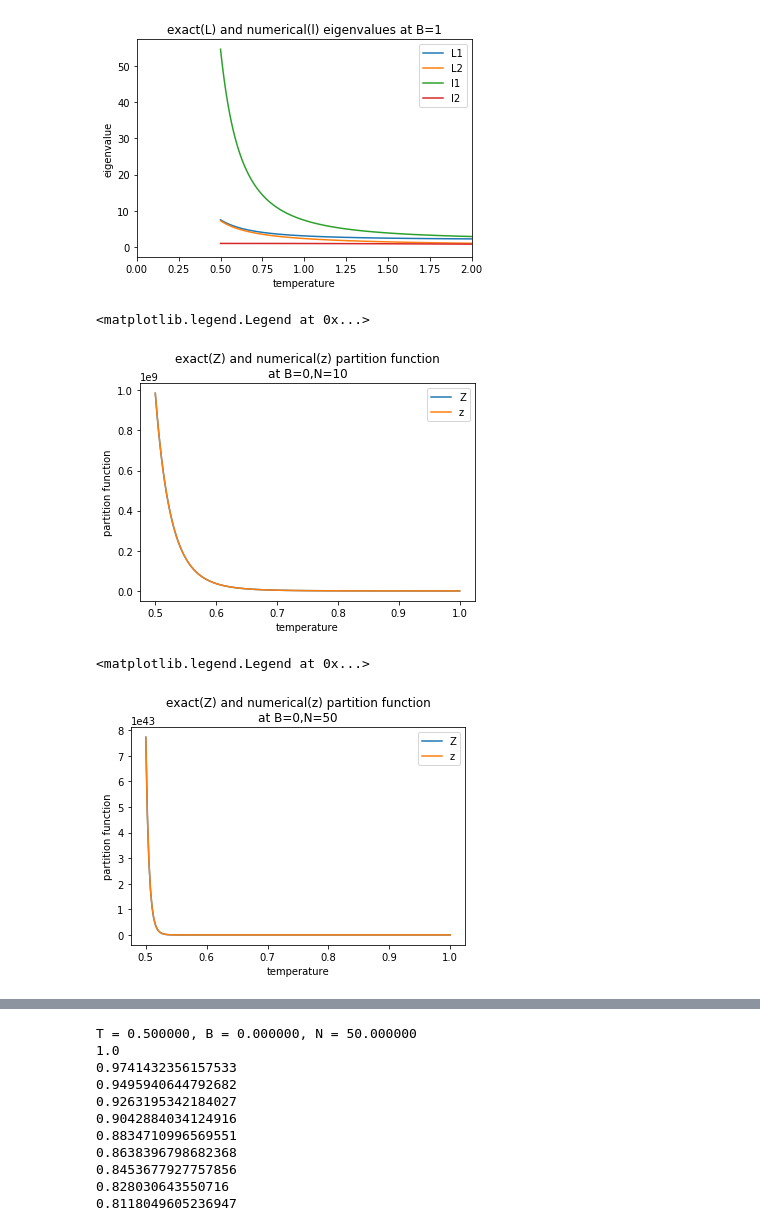
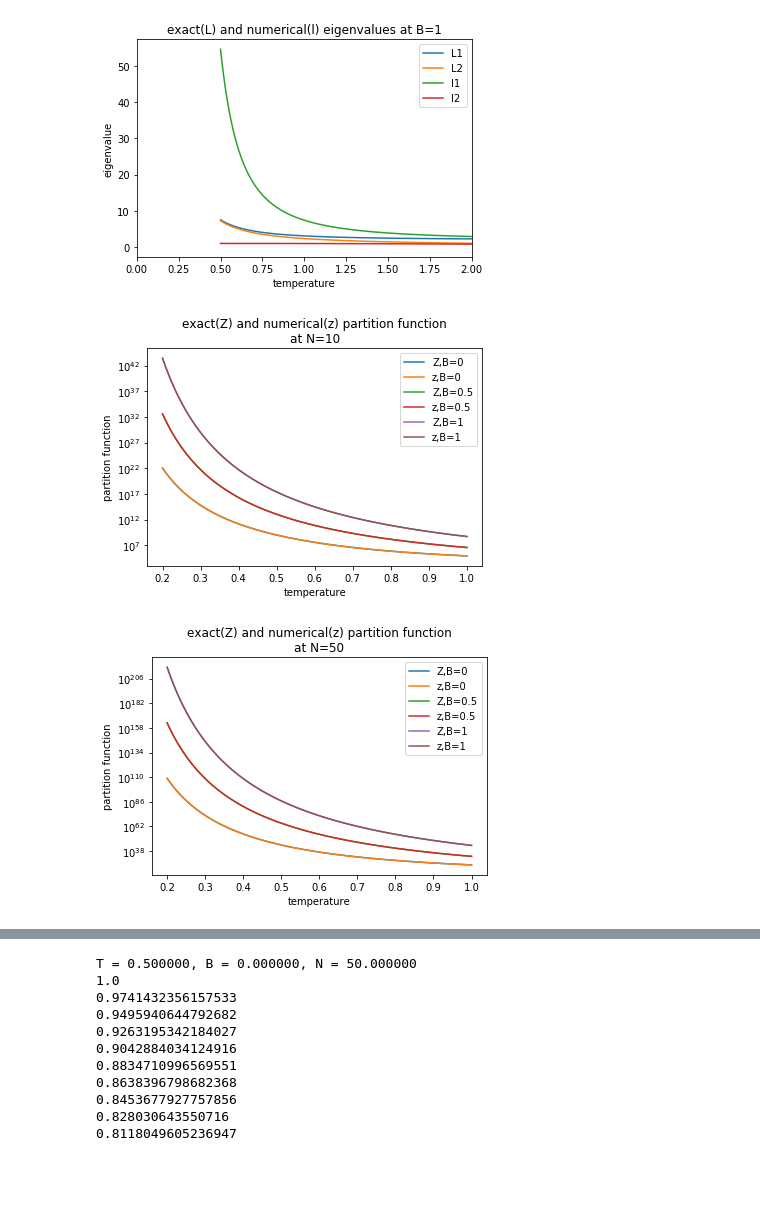
Before and after one commit to NTHU-Phys-Qubit/hw2-thebluegiraffe, a Jupyter notebook: Problem-1.ipynb, the cells around one changed output, grey strips where cells are left out. Saved outputs shown, nothing was run; the diff lists cells and outputs as text; code cells hidden in the pictures; blank space fills up the shorter version.

```diff
--- a/Problem-1.ipynb
+++ b/Problem-1.ipynb
@@ -97,38 +97,54 @@ def Zexact(T,B,N):
     return np.power(L1(T,B),N) + np.power(L2(T,B),N)
 
 r = 100
-b = np.linspace(1,2,r)
+b = np.linspace(1,5,r)
 t = np.zeros(r)
 t[0:r] = b[0:r]**(-1)
 # %%
-Z = np.zeros(r)
-z = np.zeros(r)
+Z0 = np.zeros(r)
+z0 = np.zeros(r)
+Z05 = np.zeros(r)
+z05 = np.zeros(r)
+Z1 = np.zeros(r)
+z1 = np.zeros(r)
 
 for i in range(0,r):
-    Z[i] = Zexact(t[i],0,10)
-    z[i] = partition(t[i],0,10)
+    Z0[i] = Zexact(t[i],0,10)
+    z0[i] = partition(t[i],0,10)
+    Z05[i] = Zexact(t[i],0.5,10)
+    z05[i] = partition(t[i],0.5,10)
+    Z1[i] = Zexact(t[i],1,10)
+    z1[i] = partition(t[i],1,10)
 
-plt.plot(t,Z,t,z)
-plt.title("exact(Z) and numerical(z) partition function\nat B=0,N=10")
+plt.plot(t,Z0,t,z0,t,Z05,t,z05,t,Z1,t,z1)
+plt.title("exact(Z) and numerical(z) partition function\nat N=10")
 plt.xlabel("temperature")
 plt.ylabel("partition function")
-plt.legend(('Z','z'))
+plt.legend(('Z,B=0','z,B=0','Z,B=0.5','z,B=0.5','Z,B=1','z,B=1'))
+plt.yscale('log')
 # %% [output]
-<matplotlib.legend.Legend at 0x...>
-[figure, old version]
+[figure, new version]
 # %%
-Z = np.zeros(r)
-z = np.zeros(r)
+Z0 = np.zeros(r)
+z0 = np.zeros(r)
+Z05 = np.zeros(r)
+z05 = np.zeros(r)
+Z1 = np.zeros(r)
+z1 = np.zeros(r)
 
 for i in range(0,r):
-    Z[i] = Zexact(t[i],0,50)
-    z[i] = partition(t[i],0,50)
+    Z0[i] = Zexact(t[i],0,50)
+    z0[i] = partition(t[i],0,50)
+    Z05[i] = Zexact(t[i],0.5,50)
+    z05[i] = partition(t[i],0.5,50)
+    Z1[i] = Zexact(t[i],1,50)
+    z1[i] = partition(t[i],1,50)
 
-plt.plot(t,Z,t,z)
-plt.title("exact(Z) and numerical(z) partition function\nat B=0,N=50")
+plt.plot(t,Z0,t,z0,t,Z05,t,z05,t,Z1,t,z1)
+plt.title("exact(Z) and numerical(z) partition function\nat N=50")
 plt.xlabel("temperature")
 plt.ylabel("partition function")
-plt.legend(('Z','z'))
+plt.legend(('Z,B=0','z,B=0','Z,B=0.5','z,B=0.5','Z,B=1','z,B=1'))
+plt.yscale('log')
 # %% [output]
-<matplotlib.legend.Legend at 0x...>
-[figure, old version]
+[figure, new version]
```
Also changed, not shown: parts of 2 cells of this notebook.
